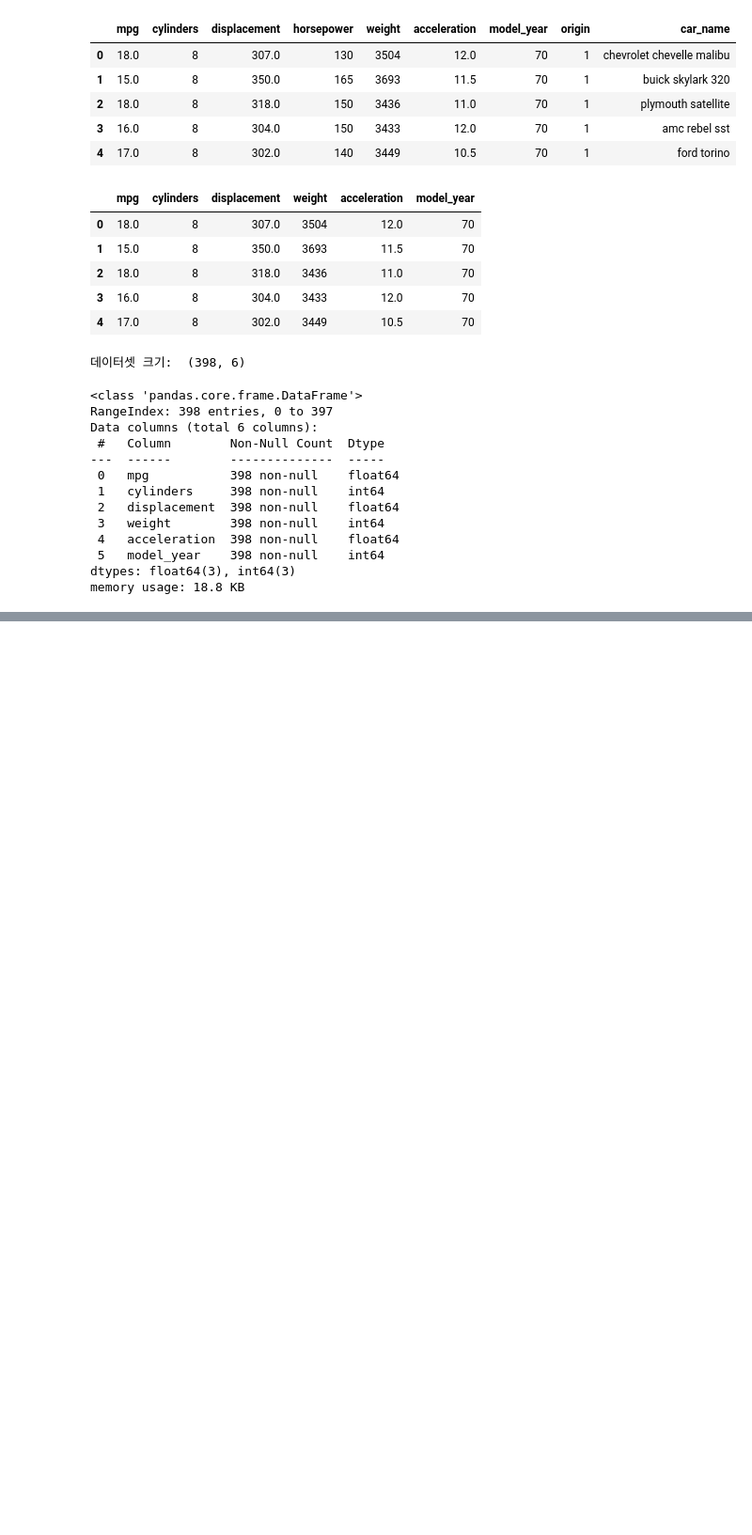
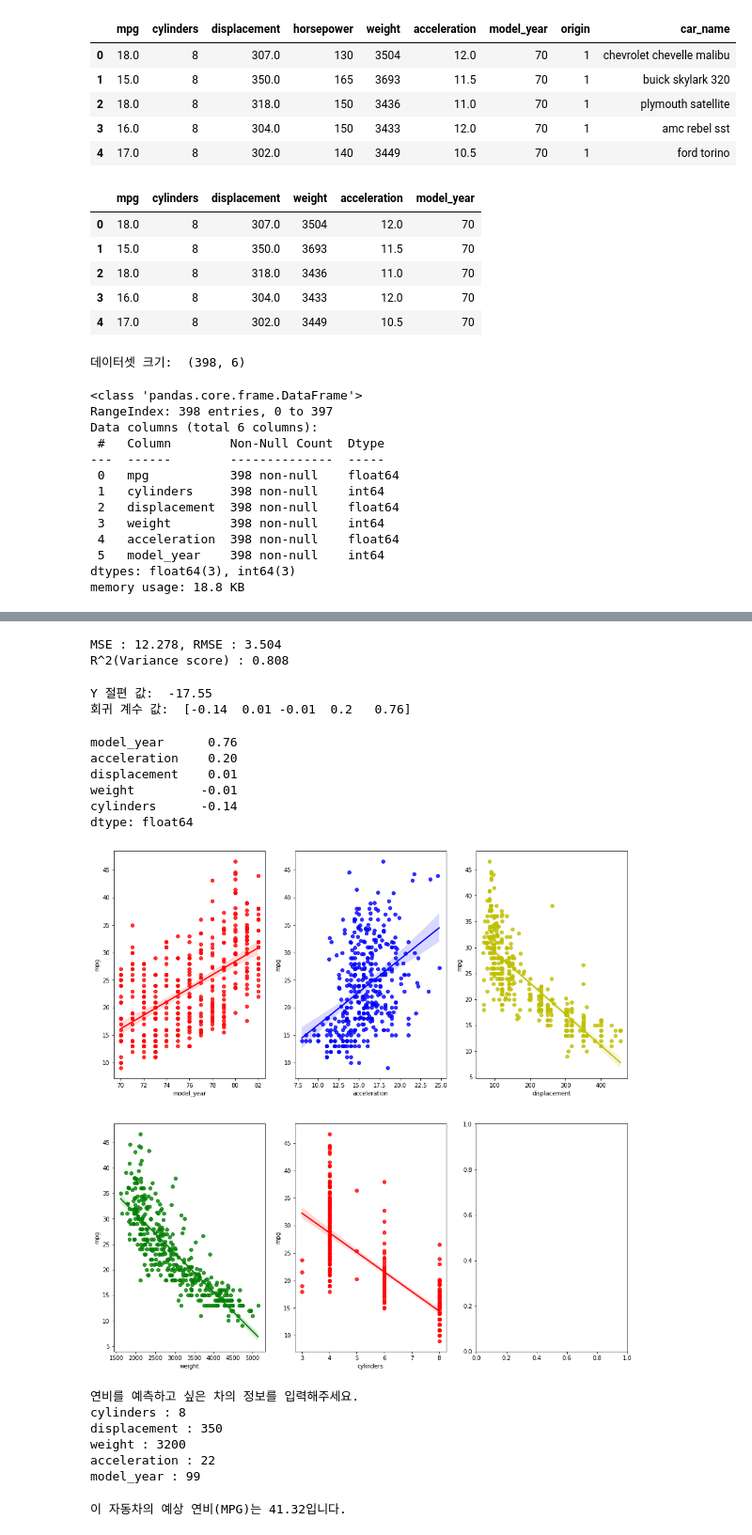
Before and after one commit to Indian966/JBNU_BigData_Analyze, a Jupyter notebook: auto_mpg.ipynb, the cells around one changed output, grey strips where cells are left out. Shown: that part at 94% size. Drawn from its saved outputs; the diff is of its cells as text; code cells hidden in the pictures; blank space fills up the shorter version.

```diff
--- a/auto_mpg.ipynb
+++ b/auto_mpg.ipynb
@@ -63,0 +71,24 @@ X_train, X_test, Y_train, Y_test = train_test_split(X, Y, test_size = 0.3, rando
+# %%
+mse = mean_squared_error(Y_test, Y_predict)
+rmse = np.sqrt(mse)
+print('MSE : {0:.3f}, RMSE : {1:.3f}'.format(mse, rmse))
+print('R^2(Variance score) : {0:.3f}'.format(r2_score(Y_test, Y_predict)))
+# %% [output]
+MSE : 12.278, RMSE : 3.504
+R^2(Variance score) : 0.808
+# %%
+print('Y 절편 값: ', np.round(lr.intercept_, 2))
+print('회귀 계수 값: ', np.round(lr.coef_, 2))
+# %% [output]
+Y 절편 값:  -17.55
+회귀 계수 값:  [-0.14  0.01 -0.01  0.2   0.76]
+# %%
+coef = pd.Series(data = np.round(lr.coef_, 2), index = X.columns)
+coef.sort_values(ascending = False)
+# %% [output]
+model_year      0.76
+acceleration    0.20
+displacement    0.01
+weight         -0.01
+cylinders      -0.14
+dtype: float64
@@ -63,0 +98,29 @@ X_train, X_test, Y_train, Y_test = train_test_split(X, Y, test_size = 0.3, rando
+# %%
+fig, axs = plt.subplots(figsize = (16, 16), ncols = 3, nrows = 2)
+x_features = ['model_year', 'acceleration', 'displacement', 'weight', 'cylinders']
+plot_color = ['r', 'b', 'y', 'g', 'r']
+for i, feature in enumerate(x_features):
+  row = int(i/3)
+  col = i%3
+  sns.regplot(x = feature, y = 'mpg', data = data_df, ax = axs[row][col], color = plot_color[i])
+# %% [output]
+[figure, added]
+# %%
+print("연비를 예측하고 싶은 차의 정보를 입력해주세요.")
+cylinders_1 = int(input("cylinders : "))
+displacement_1 = int(input("displacement : "))
+weight_1 = int(input("weight : "))
+acceleration_1 = int(input("acceleration : "))
+model_year_1 = int(input("model_year : "))
+# %% [output]
+연비를 예측하고 싶은 차의 정보를 입력해주세요.
+cylinders : 8
+displacement : 350
+weight : 3200
+acceleration : 22
+model_year : 99
+# %%
+mpg_predict = lr.predict([[cylinders_1, displacement_1, weight_1, acceleration_1 , model_year_1]])
+print("이 자동차의 예상 연비(MPG)는 %.2f입니다." %mpg_predict)
+# %% [output]
+이 자동차의 예상 연비(MPG)는 41.32입니다.
```
Also changed, not shown: parts of 4 cells of this notebook.
